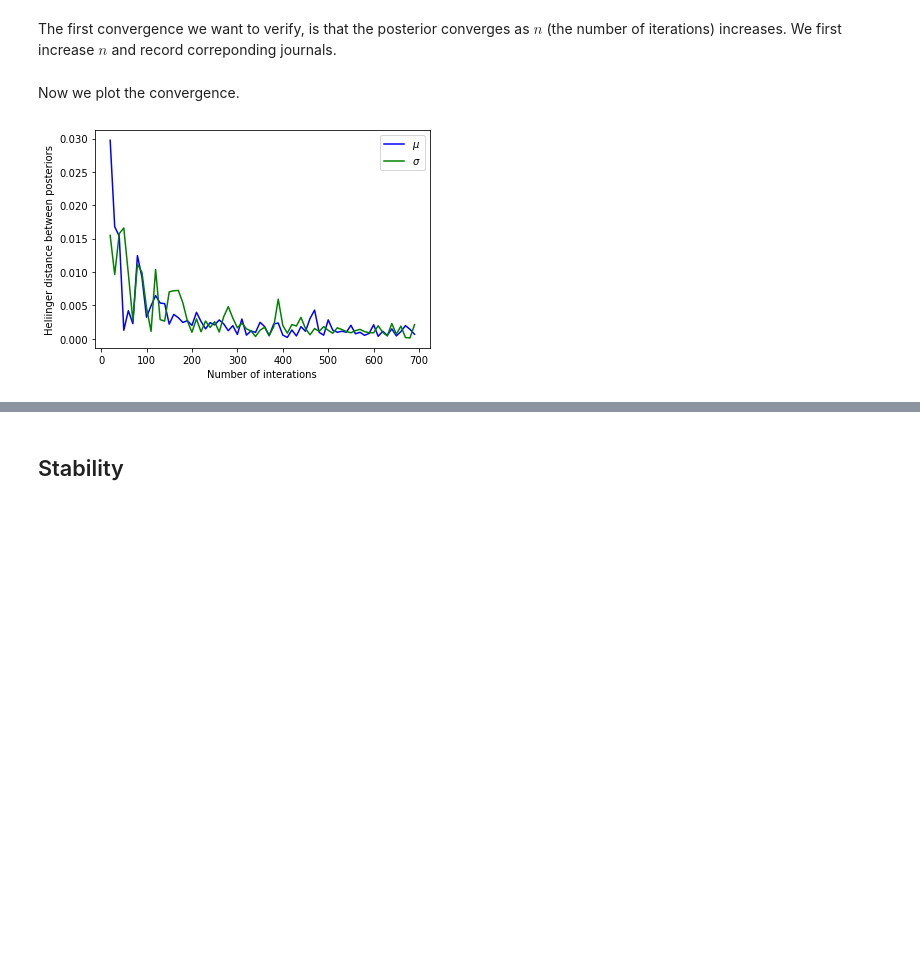
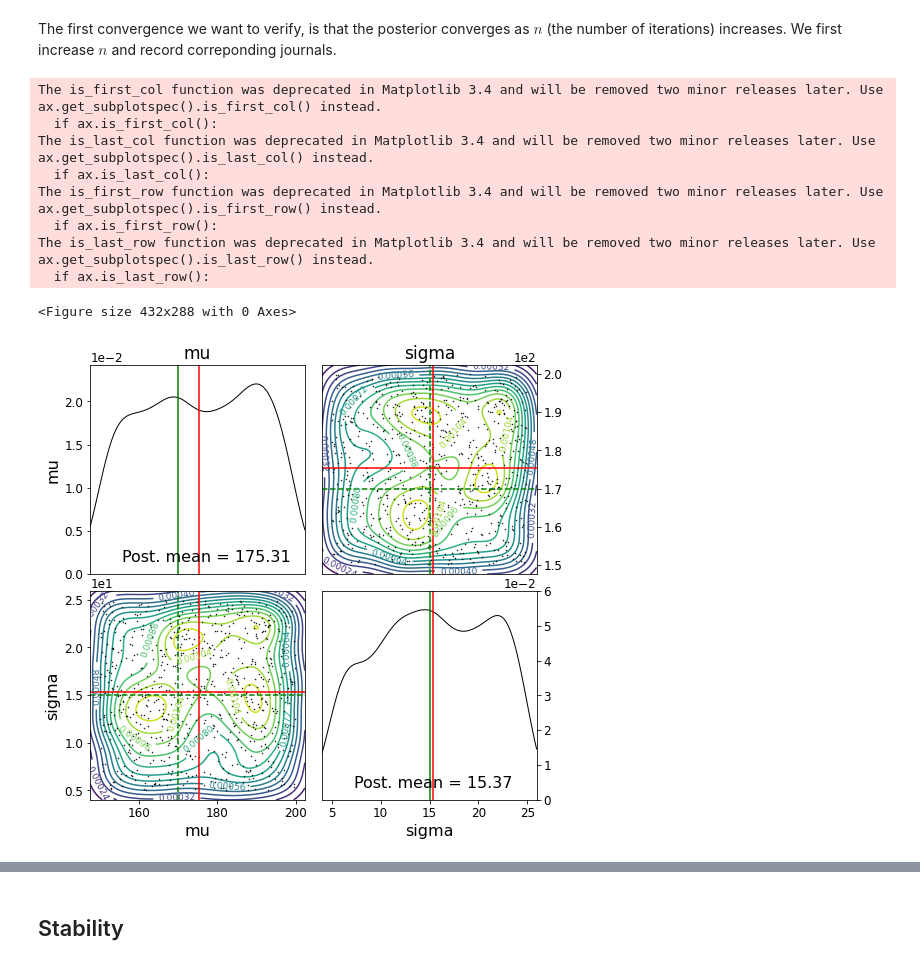
Before and after one commit to jiaao-wang98/Reconciling-Robustness-and-Interpretability-in-Machine-Learning, a Jupyter notebook: Stability.ipynb, the cells around one changed output, grey strips where cells are left out. Saved outputs shown, nothing was run; the diff lists cells and outputs as text; code cells hidden in the pictures; blank space fills up the shorter version.

```diff
--- a/Stability.ipynb
+++ b/Stability.ipynb
@@ -131,27 +107,0 @@ for n_sample in range(20, 700, 10):
-# %% [markdown]
-Now we plot the convergence.
-# %%
-def plot_posterior_conv(param):
-    hell_mu = []
-    hell_sigma = []
-
-    for i in range(len(param) - 1):
-
-        hell_mu.append(hell_Gaussian(param[i]['mu'], param[i+1]['mu'], 0.3, n=1000, plot = False))
-        hell_sigma.append(hell_Gaussian(param[i]['sigma'], param[i+1]['sigma'], 0.3, n=1000, plot = False))
-
-
-    fig1 = plt.figure()
-    plt.plot(np.arange(20, 700, 10), (np.array(hell_mu)), 'b', label=r'$\mu$')
-    plt.plot(np.arange(20, 700, 10), (np.array(hell_sigma)), 'g', label=r'$\sigma$')
-
-    plt.xlabel('Number of interations')
-    plt.ylabel('Heliinger distance between posteriors')
-    #plt.title('Histogram of IQ')
-    plt.legend()
-    plt.savefig('posteriorConv')
-
-
-plot_posterior_conv(param)
-# %% [output]
-[figure, removed]
@@ -157,0 +131,15 @@ plot_posterior_conv(param)
+# %%
+fig1 = plt.figure()
+journal.plot_posterior_distr(true_parameter_values = [170, 15])
+plt.savefig('example_result')
+# %% [output]
+The is_first_col function was deprecated in Matplotlib 3.4 and will be removed two minor releases later. Use ax.get_subplotspec().is_first_col() instead.
+  if ax.is_first_col():
+The is_last_col function was deprecated in Matplotlib 3.4 and will be removed two minor releases later. Use ax.get_subplotspec().is_last_col() instead.
+  if ax.is_last_col():
+The is_first_row function was deprecated in Matplotlib 3.4 and will be removed two minor releases later. Use ax.get_subplotspec().is_first_row() instead.
+  if ax.is_first_row():
+The is_last_row function was deprecated in Matplotlib 3.4 and will be removed two minor releases later. Use ax.get_subplotspec().is_last_row() instead.
+  if ax.is_last_row():
+<Figure size 432x288 with 0 Axes>
+[figure, added]
```
Also changed, not shown: parts of 12 cells of this notebook, 11 other files.
